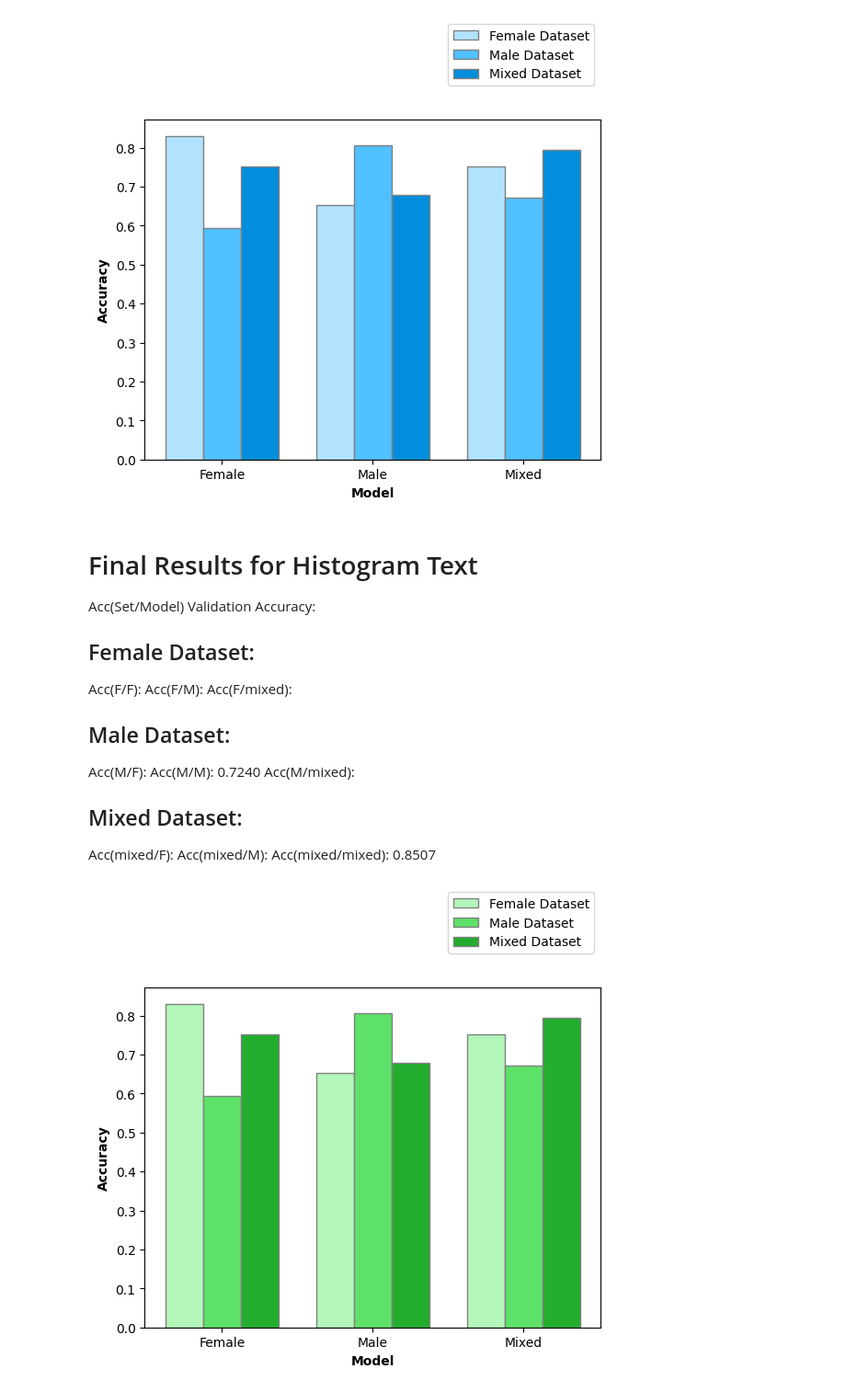
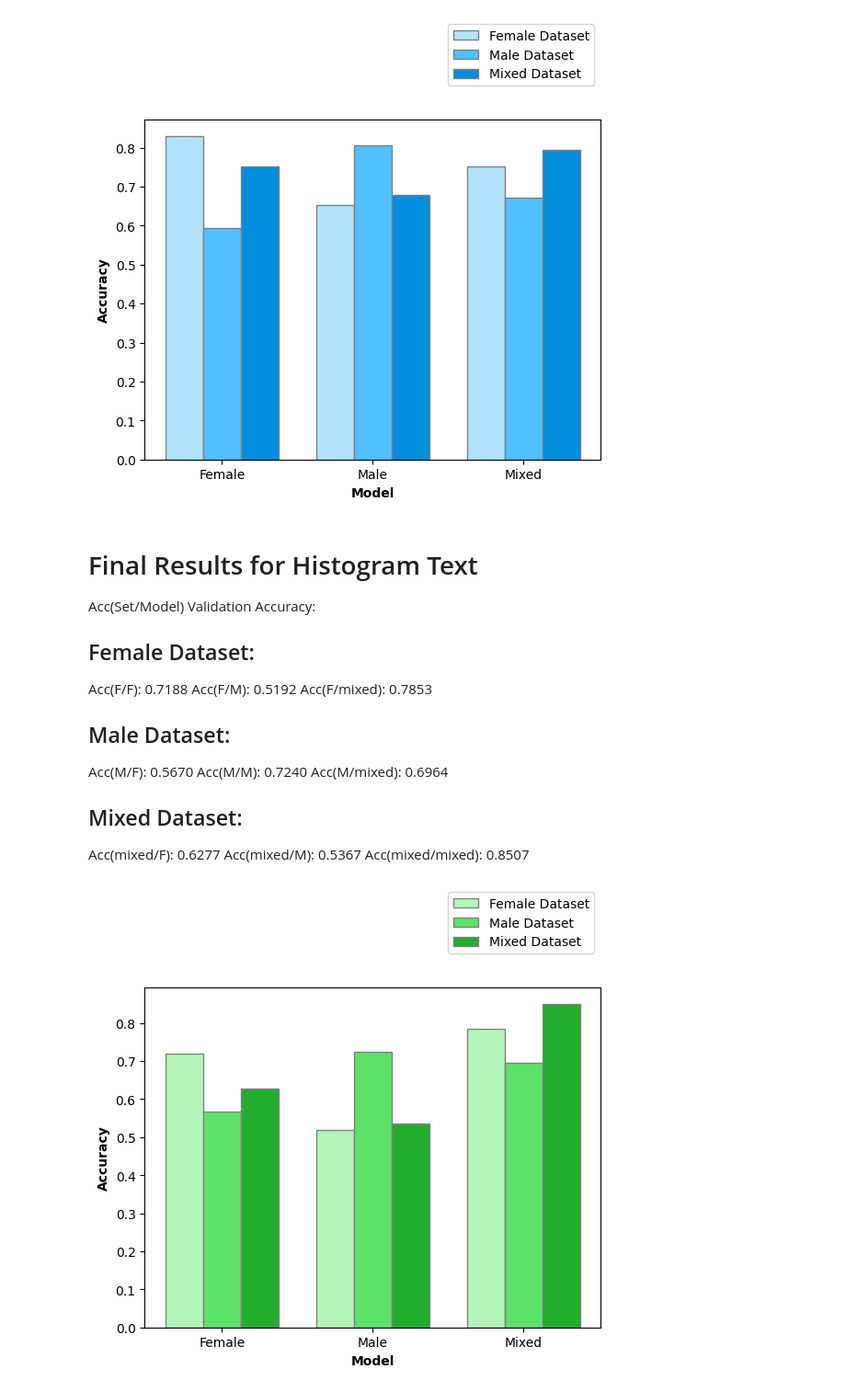
Before and after one commit to sinarollin/Inclusiveness-in-Sarcasm-Detection, a Jupyter notebook: Final_Results_Histograms.ipynb, the cells around one changed output. Shown: that part at 92% size. Cells and saved outputs as stored; diff of their text form; code cells hidden in the pictures.

Commit message:
model saved embeddings

```diff
--- a/Final_Results_Histograms.ipynb
+++ b/Final_Results_Histograms.ipynb
@@ -52,45 +54,44 @@ Acc(Set/Model)
 Validation Accuracy:
 
 ## Female Dataset:
-Acc(F/F):
-Acc(F/M):
-Acc(F/mixed):
-
+Acc(F/F): 0.7188
+Acc(F/M): 0.5192
+Acc(F/mixed): 0.7853
 
 ## Male Dataset:
-Acc(M/F):
+Acc(M/F): 0.5670
 Acc(M/M): 0.7240
-Acc(M/mixed):
+Acc(M/mixed): 0.6964
 
 ## Mixed Dataset:
-Acc(mixed/F):
-Acc(mixed/M):
+Acc(mixed/F): 0.6277
+Acc(mixed/M): 0.5367
 Acc(mixed/mixed): 0.8507
 # %%
 #Histogram Creation for the Text Model
 models = ['Female', 'Male', 'Mixed']
-accuracies_FemaleDataset = [0.8304, 0.6522, 0.7520]  # Accuracies on Female Dataset
-accuracies_MaleDataset = [0.5938, 0.8056, 0.6719]  # Accuracies on Male Dataset
-accuracies_MixedDataset = [0.7508, 0.6782, 0.79375]  # Accuracies on Mixed Dataset
+accuracies_FemaleDataset = [0.7188, 0.5192, 0.7853]  # Accuracies on Female Dataset
+accuracies_MaleDataset = [0.5670, 0.7240, 0.6964]  # Accuracies on Male Dataset
+accuracies_MixedDataset = [0.6277, 0.5367, 0.8507]  # Accuracies on Mixed Dataset
 
 bar_width = 0.25
 
 r1 = range(len(models))
 r2 = [x + bar_width for x in r1]
 r3 = [x + bar_width for x in r2]
 
 plt.bar(r1, accuracies_FemaleDataset, width=bar_width, color='#B3F6B9', edgecolor='grey', label='Female Dataset')
 plt.bar(r2, accuracies_MaleDataset, width=bar_width, color='#5EE169', edgecolor='grey', label='Male Dataset')
 plt.bar(r3, accuracies_MixedDataset, width=bar_width, color = '#23AD2E', edgecolor='grey', label='Mixed Dataset')
 
 plt.xlabel('Model', fontweight='bold')
 plt.xticks([r + bar_width for r in range(len(models))], models)
 plt.ylabel('Accuracy', fontweight='bold')
 
 plt.legend(loc='upper right', bbox_to_anchor=(1, 1.3))
 
-plt.savefig('data/audio/histogram_embeddings.svg', format='svg', bbox_inches='tight')
+plt.savefig('data/audio/histogram_embeddings_text.svg', format='svg', bbox_inches='tight')
 
 plt.show()
 # %% [output]
-[figure, old version]
+[figure, new version]
```
Also changed, not shown: parts of 3 cells of this notebook, 3 other files.
